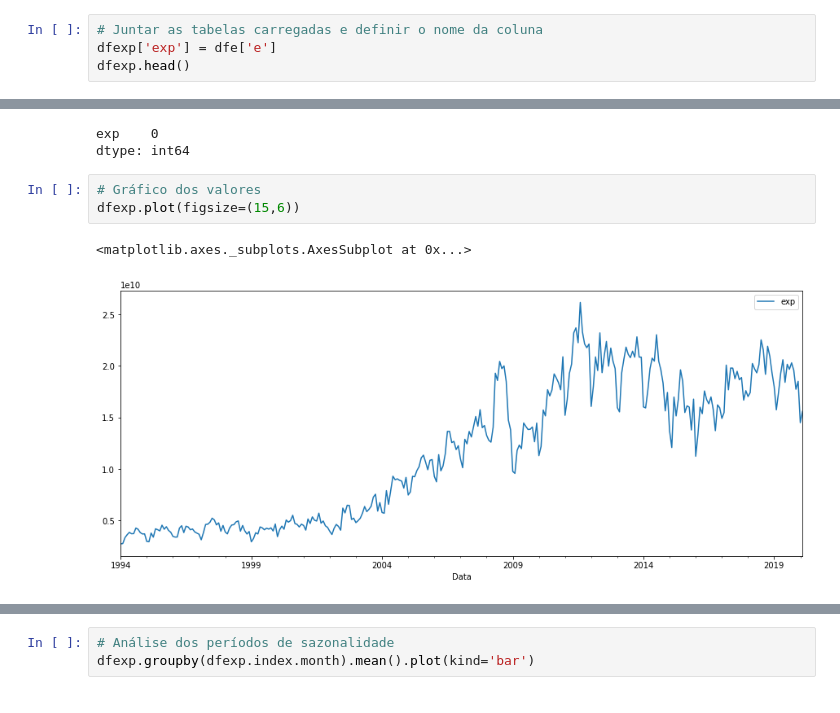
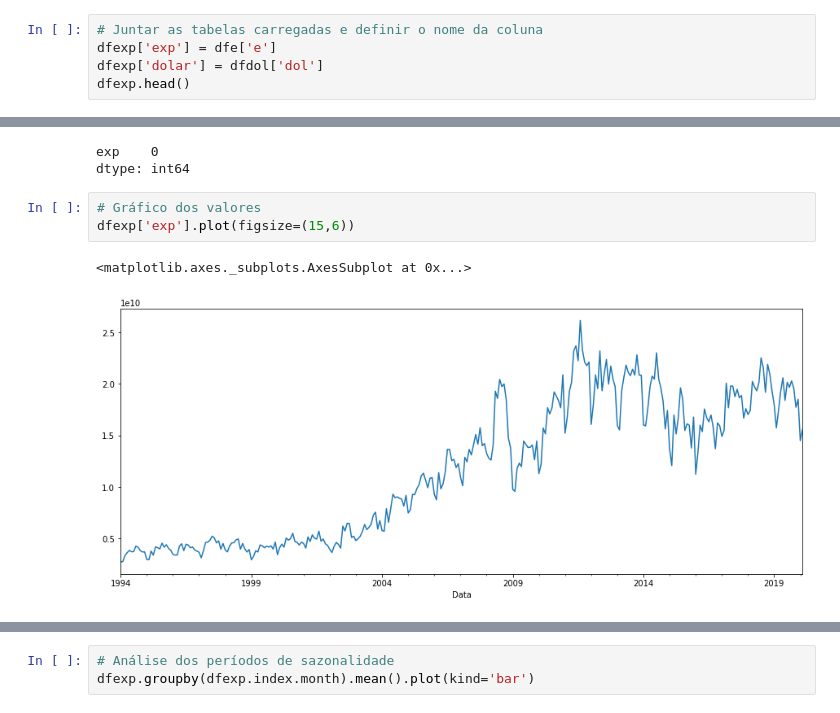
Before and after one commit to mmbs1989/TCC-PUCMINAS, a Jupyter notebook: Notebook_TCC_PUC.ipynb, the cells around one changed output, grey strips where cells are left out. Drawn from its saved outputs; the diff is of its cells as text.

```diff
--- a/Notebook_TCC_PUC.ipynb
+++ b/Notebook_TCC_PUC.ipynb
@@ -448,5 +456,6 @@ dfe = pd.read_csv("https://raw.githubusercontent.com/mmbs1989/DSWP-Aluno/main/da
 # %%
 # Juntar as tabelas carregadas e definir o nome da coluna
 dfexp['exp'] = dfe['e']
+dfexp['dolar'] = dfdol['dol']
 dfexp.head()
 # %% [output]
@@ -512,9 +521,9 @@ exp    0
 dtype: int64
 # %%
 # Gráfico dos valores
-dfexp.plot(figsize=(15,6))
+dfexp['exp'].plot(figsize=(15,6))
 # %% [output]
 <matplotlib.axes._subplots.AxesSubplot at 0x...>
-[figure, old version]
+[figure, new version]
 # %%
 #Decomposição da série temporal
```
Also changed, not shown: parts of 8 cells of this notebook.
